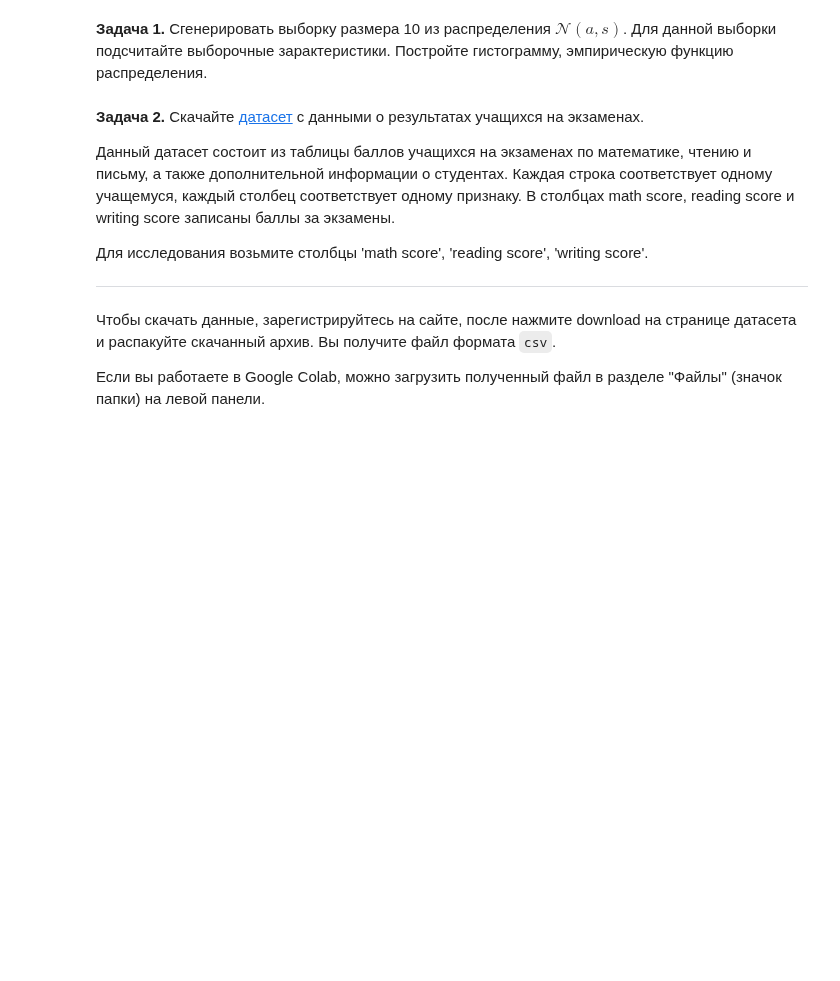
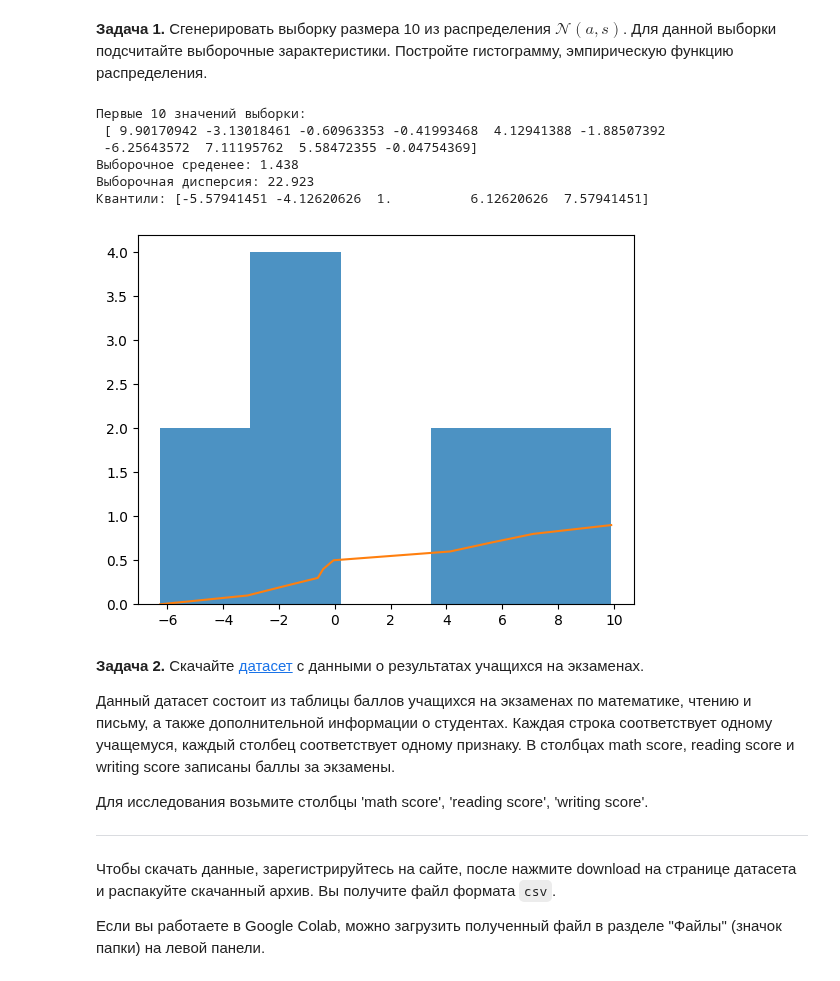
Before and after one commit to LezhninaYu/Polytech_tasks, a Jupyter notebook: LR3_scipy_stat.ipynb, the cells around one changed output. Cells and saved outputs as stored; diff of their text form; code cells hidden in the pictures; blank space fills up the shorter version.

```diff
--- a/LR3_scipy_stat.ipynb
+++ b/LR3_scipy_stat.ipynb
@@ -103,5 +137,25 @@ print('Частота значений по выборке:',
 # %% [markdown]
 **Задача 1.** Сгенерировать выборку размера 10 из распределения $\mathcal{N}(a, s)$. Для данной выборки подсчитайте выборочные зарактеристики. Постройте гистограмму, эмпирическую функцию распределения.
+# %%
+sample = sps.norm(loc=1, scale=4).rvs(size=10)
+print('Первые 10 значений выборки:\n', sample[:10])
+print('Выборочное среденее: %.3f' % sample.mean())
+print('Выборочная дисперсия: %.3f' % sample.var())
+print('Квантили:', sps.norm(loc=1, scale=4).ppf([0.05, 0.1, 0.5, 0.9, 0.95]))
+hist = plt.hist(sample, bins='auto', alpha=0.8)
+
+x = np.sort(sample)
+y = np.arange(len(x))/float(len(x))
+plt.plot(x, y)
+plt.show()
+# %% [output]
+Первые 10 значений выборки:
+ [ 9.90170942 -3.13018461 -0.60963353 -0.41993468  4.12941388 -1.88507392
+ -6.25643572  7.11195762  5.58472355 -0.04754369]
+Выборочное среденее: 1.438
+Выборочная дисперсия: 22.923
+Квантили: [-5.57941451 -4.12620626  1.          6.12620626  7.57941451]
+[figure, added]
 # %% [markdown]
 **Задача 2.** Скачайте <a href="https://www.kaggle.com/spscientist/students-performance-in-exams
 ">датасет</a> с данными о результатах учащихся на экзаменах.
```
Also changed, not shown: parts of 12 cells of this notebook, 1 other file.
